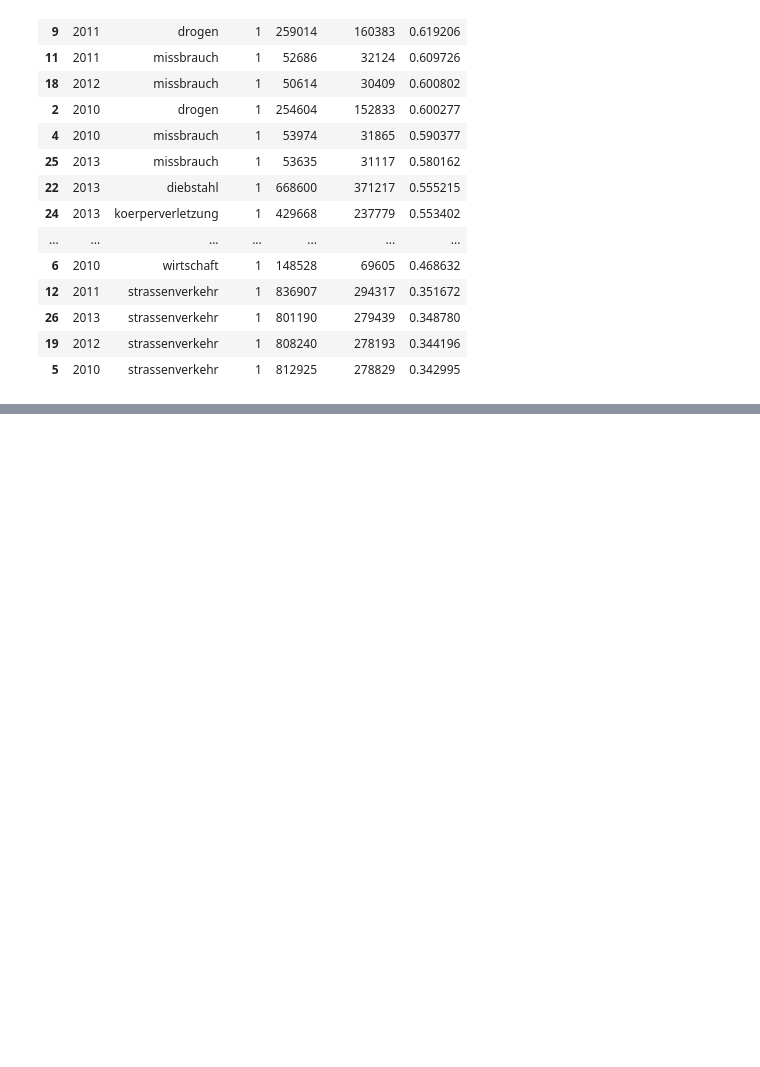
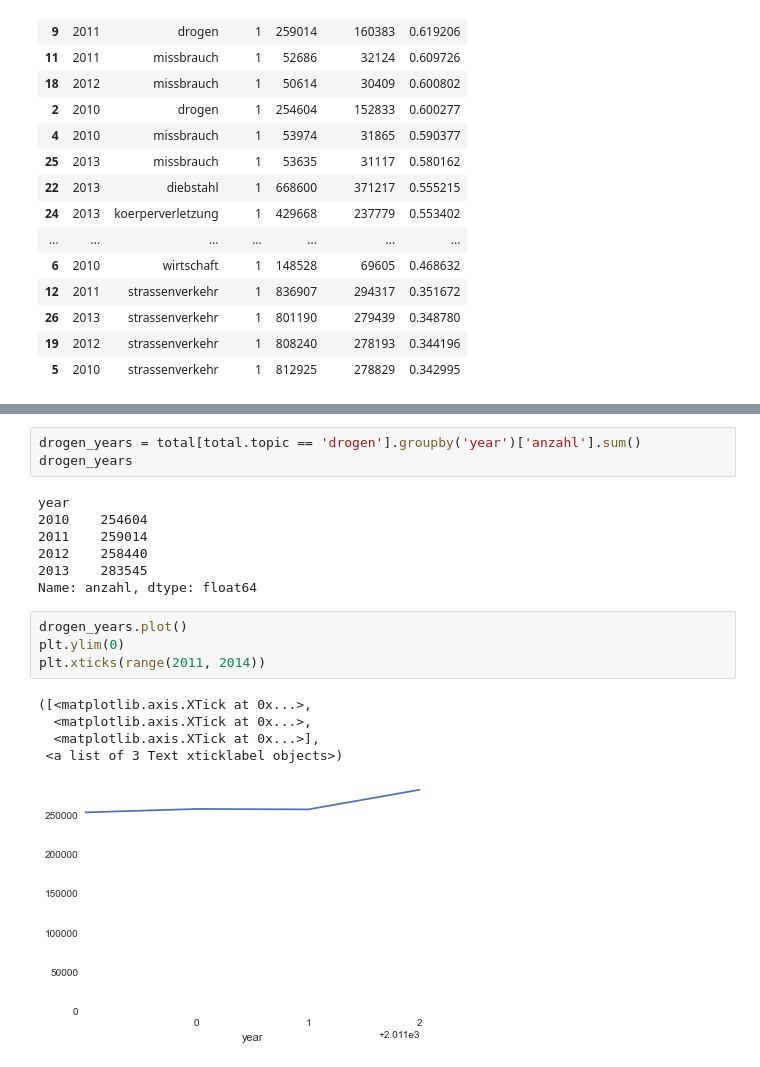
Before and after one commit to correctiv/drogen-notebook, a Jupyter notebook: erledigte_verfahren.ipynb, the cells around one changed output, grey strips where cells are left out. Saved outputs shown, nothing was run; the diff lists cells and outputs as text; blank space fills up the shorter version.

Commit message:
Add some graphs

```diff
--- a/erledigte_verfahren.ipynb
+++ b/erledigte_verfahren.ipynb
@@ -193,0 +178,20 @@ total.sort('ratio', ascending=False)
+# %%
+drogen_years = total[total.topic == 'drogen'].groupby('year')['anzahl'].sum()
+drogen_years
+# %% [output]
+year
+2010    254604
+2011    259014
+2012    258440
+2013    283545
+Name: anzahl, dtype: float64
+# %%
+drogen_years.plot()
+plt.ylim(0)
+plt.xticks(range(2011, 2014))
+# %% [output]
+([<matplotlib.axis.XTick at 0x...>,
+  <matplotlib.axis.XTick at 0x...>,
+  <matplotlib.axis.XTick at 0x...>],
+ <a list of 3 Text xticklabel objects>)
+[figure, added]
```
Also changed, not shown: parts of 4 cells of this notebook.
